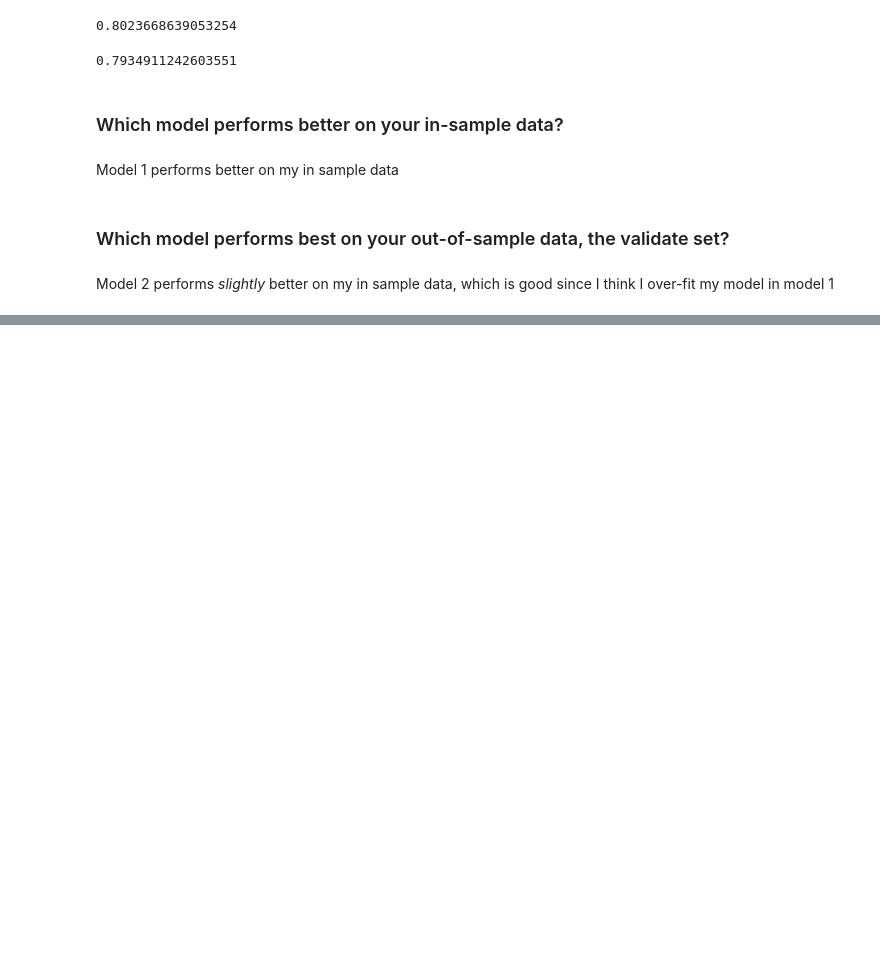
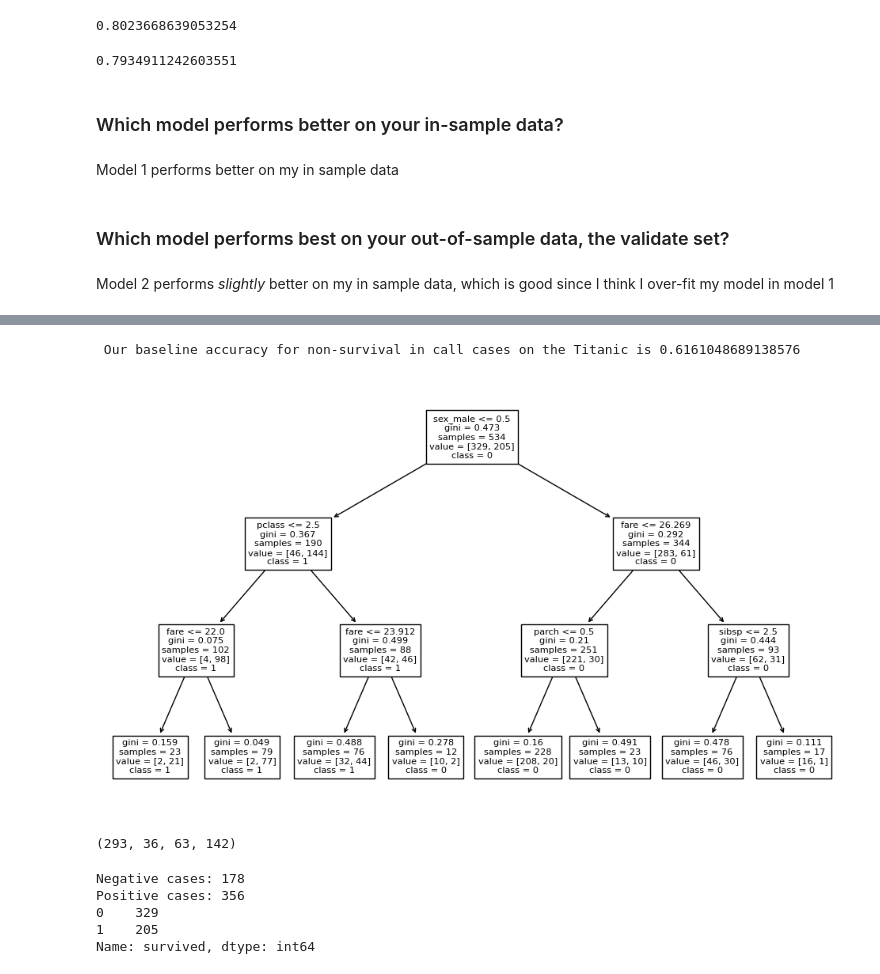
Before and after one commit to shawn-brown12/classification-exercises, a Jupyter notebook: decision_tree_exercises.ipynb, the cells around one changed output, grey strips where cells are left out. Cells and saved outputs as stored; diff of their text form; code cells hidden in the pictures; blank space fills up the shorter version.

```diff
--- a/decision_tree_exercises.ipynb
+++ b/decision_tree_exercises.ipynb
@@ -453,0 +507,10 @@ Model 2 performs *slightly* better on my in sample data, which is good since I t
+# %%
+print(f' Our baseline accuracy for non-survival in call cases on the Titanic is {(y_train == 0).mean()}')
+# %% [output]
+ Our baseline accuracy for non-survival in call cases on the Titanic is 0.6161048689138576
+# %%
+plt.figure(figsize=(12, 7))
+plot_tree(tree1, feature_names=x_train.columns, class_names=['0', '1'])
+plt.show()
+# %% [output]
+[figure, added]
@@ -453,0 +519,4 @@ Model 2 performs *slightly* better on my in sample data, which is good since I t
+# %%
+tn, fp, fn, tp
+# %% [output]
+(293, 36, 63, 142)
@@ -453,0 +526,10 @@ Model 2 performs *slightly* better on my in sample data, which is good since I t
+# %%
+print(f'Negative cases: {negative_cases}')
+print(f'Positive cases: {positive_cases}')
+print(y_train.value_counts())
+# %% [output]
+Negative cases: 178
+Positive cases: 356
+0    329
+1    205
+Name: survived, dtype: int64
```
Also changed, not shown: parts of 23 cells of this notebook, 6 other files.
